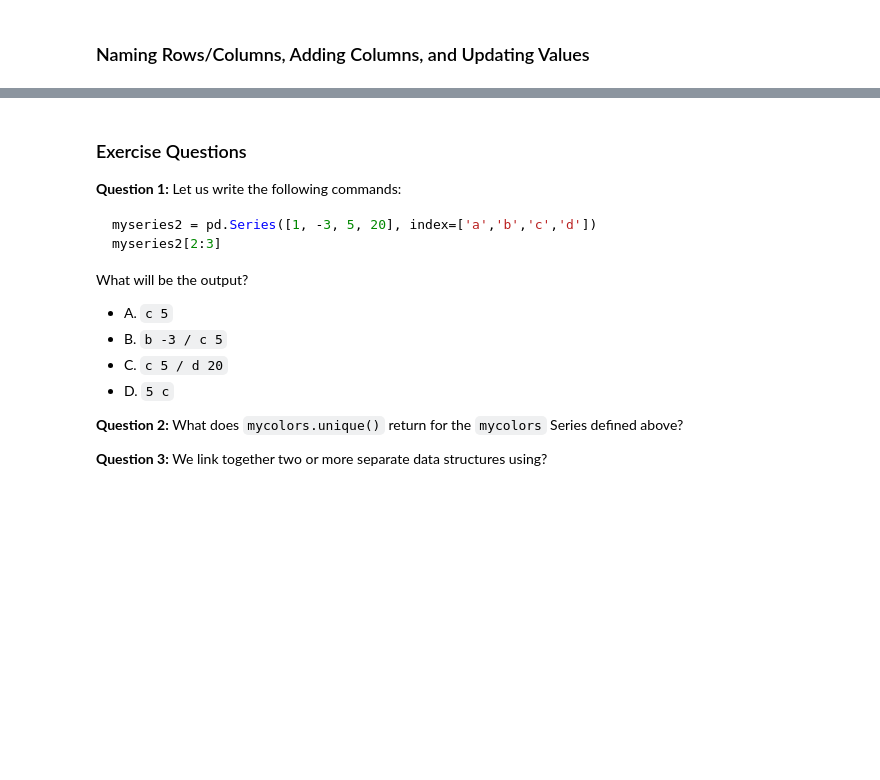
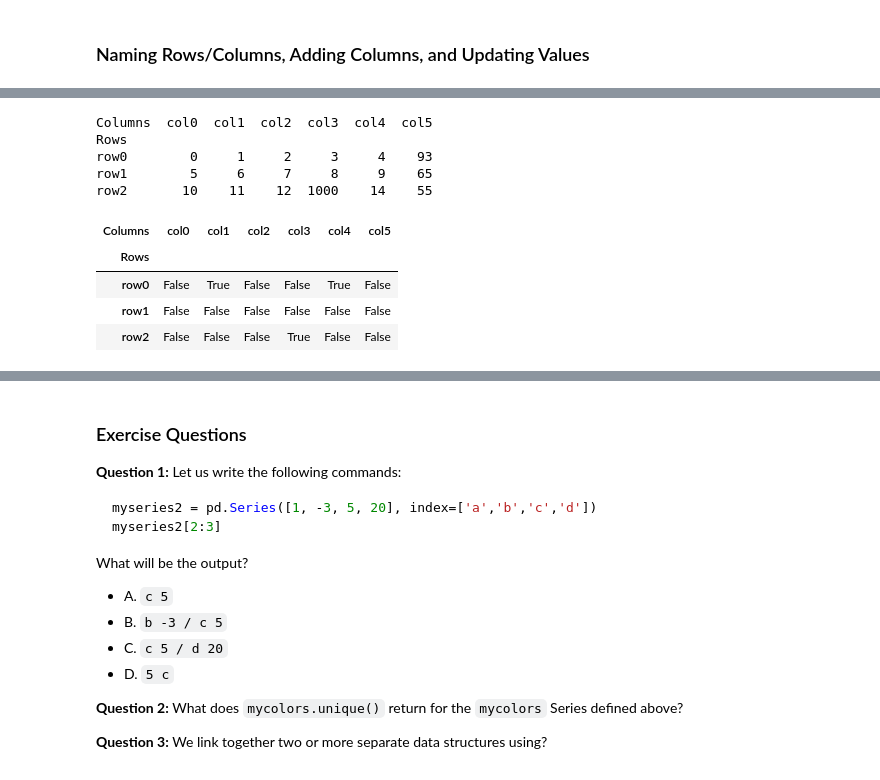
Before and after one commit to wasimnawaz1/programming_4_AI, a Jupyter notebook: Programming_for_AI,_Lectures_(Week_5-8)_Pandas.ipynb, the cells around one changed output, grey strips where cells are left out. Cells and saved outputs as stored; diff of their text form; code cells hidden in the pictures; blank space fills up the shorter version.

```diff
--- a/Programming_for_AI,_Lectures_(Week_5-8)_Pandas.ipynb
+++ b/Programming_for_AI,_Lectures_(Week_5-8)_Pandas.ipynb
@@ -920,6 +971,18 @@ myframe4
 # %%
 # Check membership with isin()
-myframe4.isin([1, 4, 99])
+print(myframe4)
+myframe4.isin([1, 4, 99, 1000])
+# %% [output]
+Columns  col0  col1  col2  col3  col4  col5
+Rows
+row0        0     1     2     3     4    93
+row1        5     6     7     8     9    65
+row2       10    11    12  1000    14    55
+| Columns | col0 | col1 | col2 | col3 | col4 | col5 |
+| Rows |  |  |  |  |  |  |
+| row0 | False | True | False | False | True | False |
+| row1 | False | False | False | False | False | False |
+| row2 | False | False | False | True | False | False |
 # %%
 # Use Boolean result as indices (non-matching positions become NaN)
 myframe4[myframe4.isin([1, 4, 99])]
```
Also changed, not shown: parts of 18 cells of this notebook.
